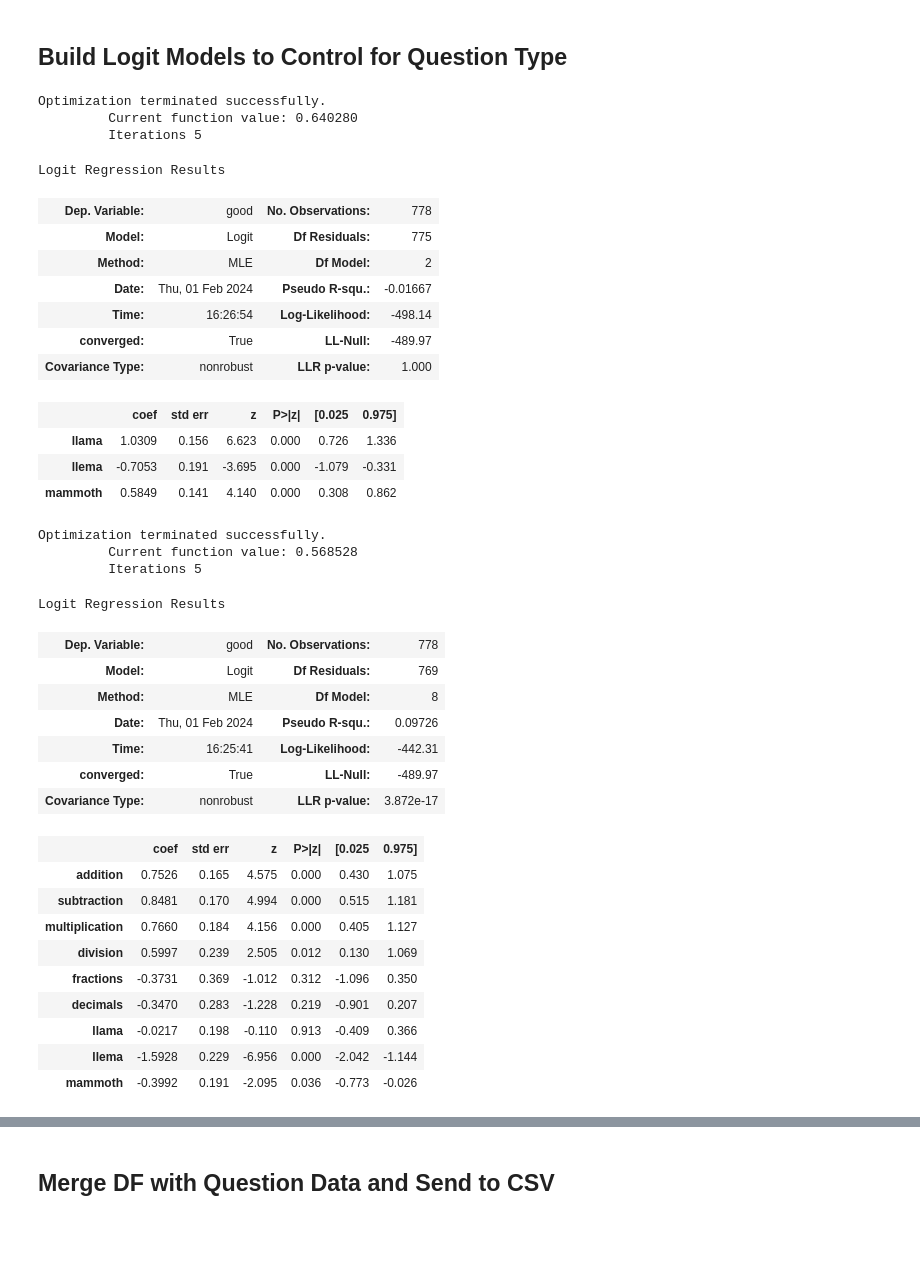
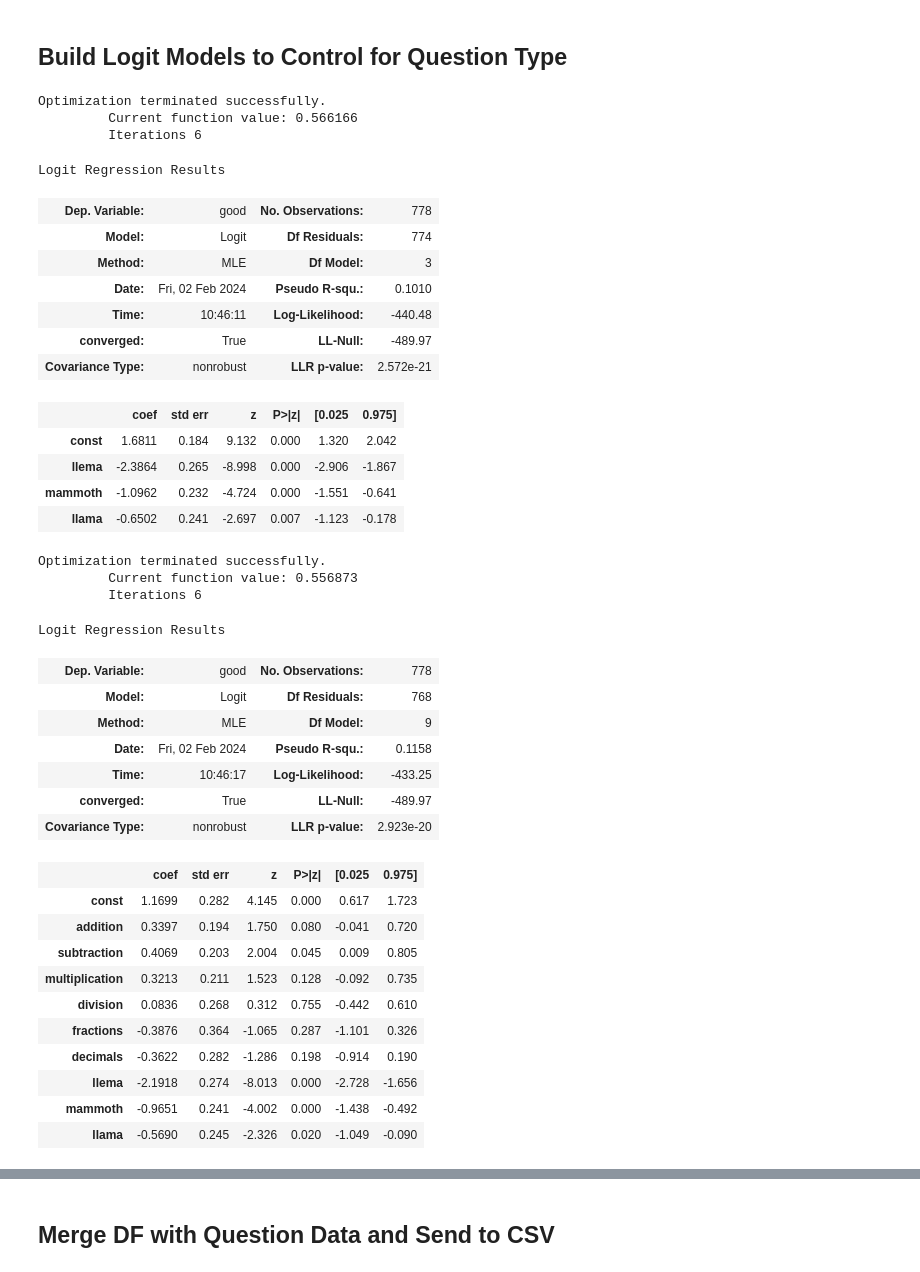
Before and after one commit to bryanchrist/llama2-70b, a Jupyter notebook: Compare_Models_Zooniverse.ipynb, the cells around one changed output, grey strips where cells are left out. Cells and saved outputs as stored; diff of their text form; code cells hidden in the pictures; blank space fills up the shorter version.

```diff
--- a/Compare_Models_Zooniverse.ipynb
+++ b/Compare_Models_Zooniverse.ipynb
@@ -879,52 +879,56 @@ P-value: 0.45679311461455785
 # %%
 reg_df = pd.concat([df, pd.get_dummies(df['model'], dtype = int)], axis=1)
 reg_df = reg_df[reg_df['solvability']==1]
-x = reg_df[['llama', 'llema', 'mammoth']]
+x = reg_df[['llema', 'mammoth', 'llama']]
+x = sm.add_constant(x)
 y = reg_df['good']
 log_reg = sm.Logit(y, x).fit()
 log_reg.summary()
 # %% [output]
 Optimization terminated successfully.
-         Current function value: 0.640280
-         Iterations 5
+         Current function value: 0.566166
+         Iterations 6
 Logit Regression Results
 | Dep. Variable: | good | No. Observations: | 778 |
-| Model: | Logit | Df Residuals: | 775 |
-| Method: | MLE | Df Model: | 2 |
-| Date: | Thu, 01 Feb 2024 | Pseudo R-squ.: | -0.01667 |
-| Time: | 16:26:54 | Log-Likelihood: | -498.14 |
+| Model: | Logit | Df Residuals: | 774 |
+| Method: | MLE | Df Model: | 3 |
+| Date: | Fri, 02 Feb 2024 | Pseudo R-squ.: | 0.1010 |
+| Time: | 10:46:11 | Log-Likelihood: | -440.48 |
 | converged: | True | LL-Null: | -489.97 |
-| Covariance Type: | nonrobust | LLR p-value: | 1.000 |
+| Covariance Type: | nonrobust | LLR p-value: | 2.572e-21 |
 |  | coef | std err | z | P>|z| | [0.025 | 0.975] |
-| llama | 1.0309 | 0.156 | 6.623 | 0.000 | 0.726 | 1.336 |
-| llema | -0.7053 | 0.191 | -3.695 | 0.000 | -1.079 | -0.331 |
-| mammoth | 0.5849 | 0.141 | 4.140 | 0.000 | 0.308 | 0.862 |
+| const | 1.6811 | 0.184 | 9.132 | 0.000 | 1.320 | 2.042 |
+| llema | -2.3864 | 0.265 | -8.998 | 0.000 | -2.906 | -1.867 |
+| mammoth | -1.0962 | 0.232 | -4.724 | 0.000 | -1.551 | -0.641 |
+| llama | -0.6502 | 0.241 | -2.697 | 0.007 | -1.123 | -0.178 |
 # %%
 x = reg_df[['addition', 'subtraction',
        'multiplication', 'division', 'fractions', 'decimals',
-       'llama', 'llema', 'mammoth']]
+       'llema', 'mammoth', 'mathwell']]
 y = reg_df['good']
+x = sm.add_constant(x)
 log_reg = sm.Logit(y, x).fit()
 log_reg.summary()
 # %% [output]
 Optimization terminated successfully.
-         Current function value: 0.568528
-         Iterations 5
+         Current function value: 0.556873
+         Iterations 6
 Logit Regression Results
 | Dep. Variable: | good | No. Observations: | 778 |
-| Model: | Logit | Df Residuals: | 769 |
-| Method: | MLE | Df Model: | 8 |
-| Date: | Thu, 01 Feb 2024 | Pseudo R-squ.: | 0.09726 |
-| Time: | 16:25:41 | Log-Likelihood: | -442.31 |
+| Model: | Logit | Df Residuals: | 768 |
+| Method: | MLE | Df Model: | 9 |
+| Date: | Fri, 02 Feb 2024 | Pseudo R-squ.: | 0.1158 |
+| Time: | 10:46:17 | Log-Likelihood: | -433.25 |
 | converged: | True | LL-Null: | -489.97 |
-| Covariance Type: | nonrobust | LLR p-value: | 3.872e-17 |
+| Covariance Type: | nonrobust | LLR p-value: | 2.923e-20 |
 |  | coef | std err | z | P>|z| | [0.025 | 0.975] |
-| addition | 0.7526 | 0.165 | 4.575 | 0.000 | 0.430 | 1.075 |
-| subtraction | 0.8481 | 0.170 | 4.994 | 0.000 | 0.515 | 1.181 |
-| multiplication | 0.7660 | 0.184 | 4.156 | 0.000 | 0.405 | 1.127 |
-| division | 0.5997 | 0.239 | 2.505 | 0.012 | 0.130 | 1.069 |
-| fractions | -0.3731 | 0.369 | -1.012 | 0.312 | -1.096 | 0.350 |
-| decimals | -0.3470 | 0.283 | -1.228 | 0.219 | -0.901 | 0.207 |
-| llama | -0.0217 | 0.198 | -0.110 | 0.913 | -0.409 | 0.366 |
-| llema | -1.5928 | 0.229 | -6.956 | 0.000 | -2.042 | -1.144 |
-| mammoth | -0.3992 | 0.191 | -2.095 | 0.036 | -0.773 | -0.026 |
+| const | 1.1699 | 0.282 | 4.145 | 0.000 | 0.617 | 1.723 |
+| addition | 0.3397 | 0.194 | 1.750 | 0.080 | -0.041 | 0.720 |
+| subtraction | 0.4069 | 0.203 | 2.004 | 0.045 | 0.009 | 0.805 |
+| multiplication | 0.3213 | 0.211 | 1.523 | 0.128 | -0.092 | 0.735 |
+| division | 0.0836 | 0.268 | 0.312 | 0.755 | -0.442 | 0.610 |
+| fractions | -0.3876 | 0.364 | -1.065 | 0.287 | -1.101 | 0.326 |
+| decimals | -0.3622 | 0.282 | -1.286 | 0.198 | -0.914 | 0.190 |
+| llema | -2.1918 | 0.274 | -8.013 | 0.000 | -2.728 | -1.656 |
+| mammoth | -0.9651 | 0.241 | -4.002 | 0.000 | -1.438 | -0.492 |
+| llama | -0.5690 | 0.245 | -2.326 | 0.020 | -1.049 | -0.090 |
```
Also changed, not shown: parts of 17 cells of this notebook, 3 other files.
